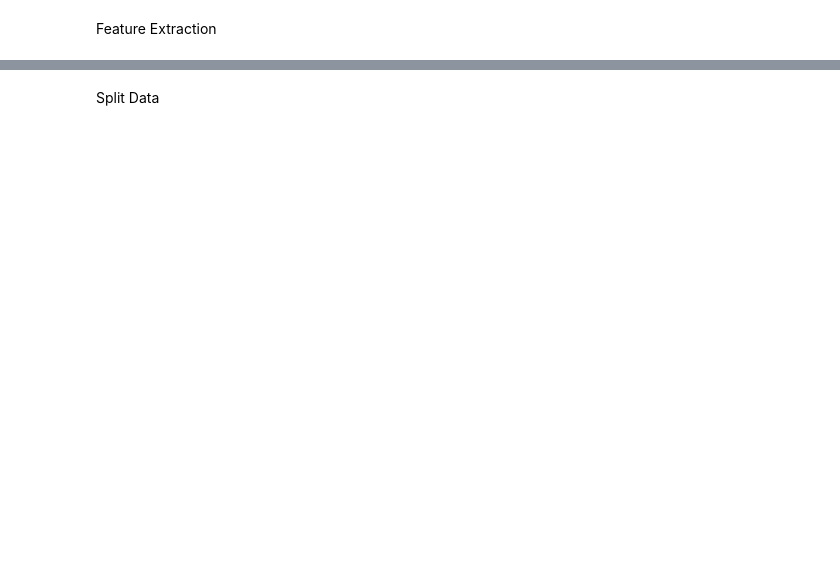
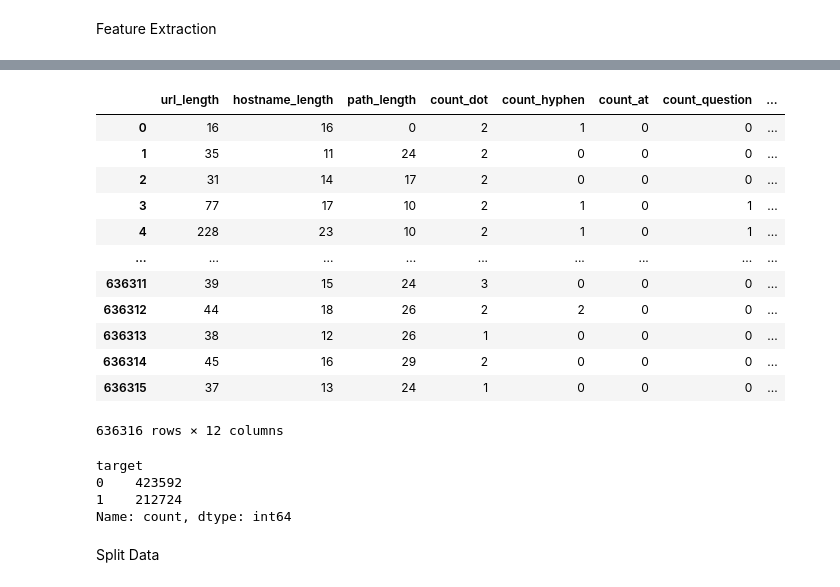
Before and after one commit to Deikazen/cek-link-pishing, a Jupyter notebook: phishing_detection.ipynb, the cells around one changed output, grey strips where cells are left out. Cells and saved outputs as stored; diff of their text form; code cells hidden in the pictures; blank space fills up the shorter version.

```diff
--- a/phishing_detection.ipynb
+++ b/phishing_detection.ipynb
@@ -92,3 +145,26 @@ Name: count, dtype: int64
+# %%
+df_feature
+# %% [output]
+|  | url_length | hostname_length | path_length | count_dot | count_hyphen | count_at | count_question | ... |
+| 0 | 16 | 16 | 0 | 2 | 1 | 0 | 0 | ... |
+| 1 | 35 | 11 | 24 | 2 | 0 | 0 | 0 | ... |
+| 2 | 31 | 14 | 17 | 2 | 0 | 0 | 0 | ... |
+| 3 | 77 | 17 | 10 | 2 | 1 | 0 | 1 | ... |
+| 4 | 228 | 23 | 10 | 2 | 1 | 0 | 1 | ... |
+| ... | ... | ... | ... | ... | ... | ... | ... | ... |
+| 636311 | 39 | 15 | 24 | 3 | 0 | 0 | 0 | ... |
+| 636312 | 44 | 18 | 26 | 2 | 2 | 0 | 0 | ... |
+| 636313 | 38 | 12 | 26 | 1 | 0 | 0 | 0 | ... |
+| 636314 | 45 | 16 | 29 | 2 | 0 | 0 | 0 | ... |
+| 636315 | 37 | 13 | 24 | 1 | 0 | 0 | 0 | ... |
+636316 rows × 12 columns
+# %%
+print(df_feature['target'].value_counts())
+# %% [output]
+target
+0    423592
+1    212724
+Name: count, dtype: int64
 # %% [markdown]
 Split Data
 # %%
```
Also changed, not shown: parts of 20 cells of this notebook, 6 other files.
